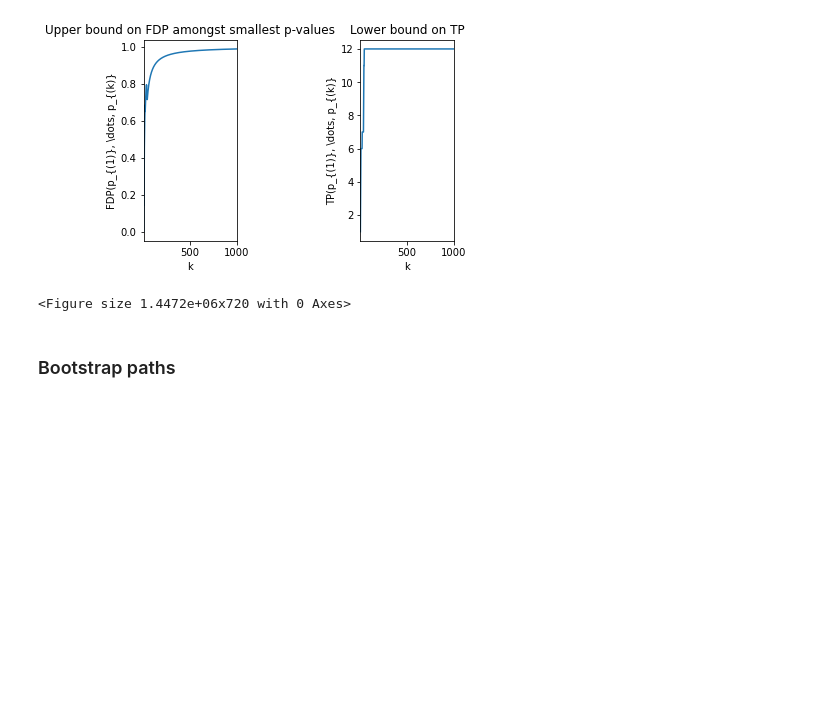
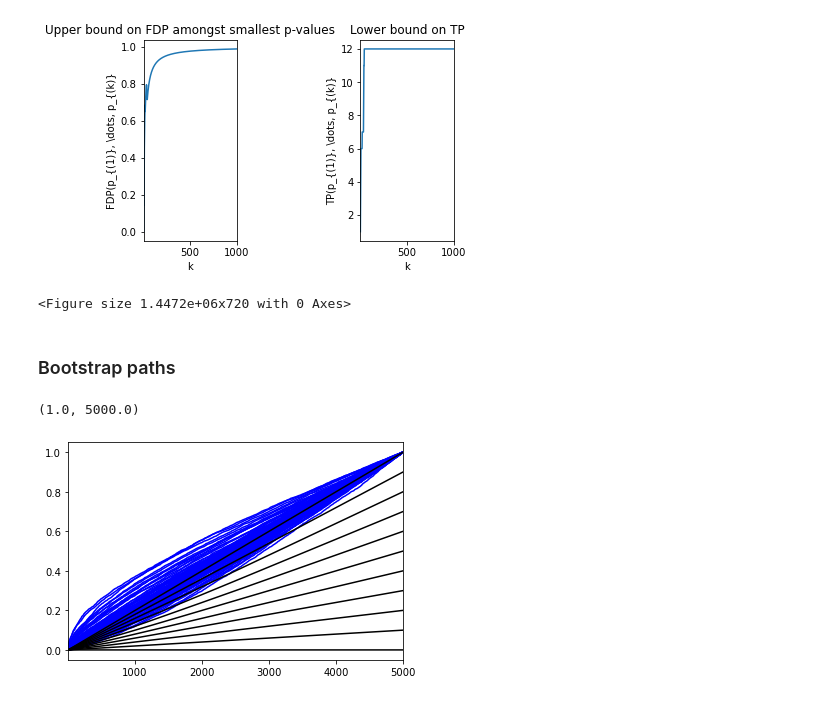
Before and after one commit to sjdavenport/pyrft, a Jupyter notebook: examples/ContrastsExample.ipynb, the cells around one changed output. Cells and saved outputs as stored; diff of their text form; code cells hidden in the pictures; blank space fills up the shorter version.

```diff
--- a/examples/ContrastsExample.ipynb
+++ b/examples/ContrastsExample.ipynb
@@ -178,3 +179,21 @@ figure.tight_layout(pad=2.0)
 <Figure size 1.4472e+06x720 with 0 Axes>
 # %% [markdown]
 ### Bootstrap paths
+# %%
+for b in np.arange(B):
+    plt.plot(bs[:,b],color="blue")
+
+# Calculate reference families
+m = bs.shape[0]
+lamb = np.arange(11)/10
+k = np.arange(m+1)
+
+for l in np.arange(len(lamb)):
+    plt.plot(lamb[l]*k/m,color="black")
+
+plt.xlim(1, m)
+plt.xlabel('k')
+plt.ylabel('p_{b,(k)}')
+# %% [output]
+(1.0, 5000.0)
+[figure, added]
```
Also changed, not shown: parts of 2 cells of this notebook, 2 other files.
